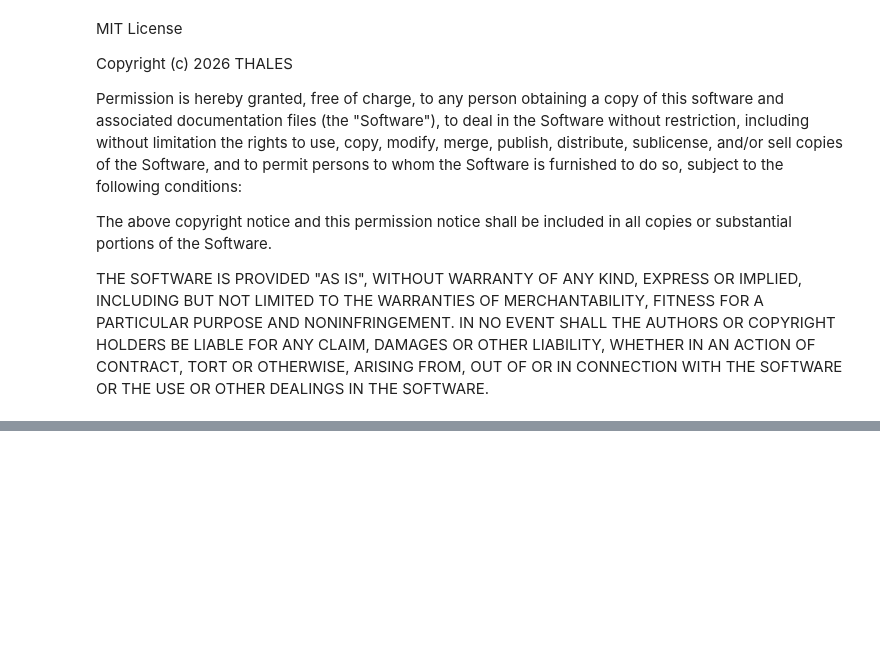
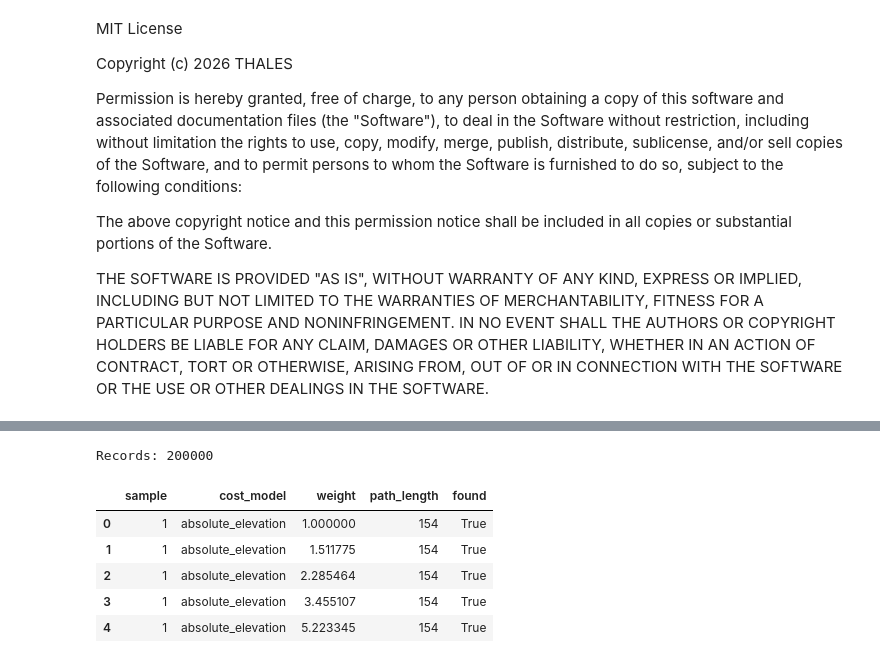
Before and after one commit to ThalesGroup/passage, a Jupyter notebook: notebooks/costmodel.ipynb, the cells around one changed output, grey strips where cells are left out. Saved outputs shown, nothing was run; the diff lists cells and outputs as text; code cells hidden in the pictures; blank space fills up the shorter version.

```diff
--- a/notebooks/costmodel.ipynb
+++ b/notebooks/costmodel.ipynb
@@ -496,0 +246,16 @@ Error:
+# %%
+t0 = time.time()
+ctx = mp.get_context("fork")
+with ctx.Pool(NUM_WORKERS) as pool:
+    results = list(
+        tqdm(
+            pool.imap_unordered(_process_one_sample, range(NUM_SAMPLES)),
+            total=NUM_SAMPLES,
+            desc=f"Generating samples ({NUM_WORKERS} workers)",
+        )
+    )
+
+samples = sorted([r for r in results if r is not None], key=lambda s: s["index"])
+
+elapsed = time.time() - t0
+print(f"\nGenerated {len(samples)}/{NUM_SAMPLES} samples in {elapsed:.1f}s ({NUM_WORKERS} workers)")
@@ -496,0 +270,28 @@ Error:
+# %%
+# Build per-(sample, cost_model, weight) records
+records = []
+for sample in samples:
+    for cm in COST_MODELS_LIST:
+        for w in WEIGHTS:
+            path = sample["paths"][cm][w]
+            records.append(
+                {
+                    "sample": sample["index"],
+                    "cost_model": cm,
+                    "weight": w,
+                    "path_length": len(path),
+                    "found": len(path) > 0,
+                }
+            )
+
+results_df = pd.DataFrame(records)
+print(f"Records: {len(results_df)}")
+results_df.head()
+# %% [output]
+Records: 200000
+|  | sample | cost_model | weight | path_length | found |
+| 0 | 1 | absolute_elevation | 1.000000 | 154 | True |
+| 1 | 1 | absolute_elevation | 1.511775 | 154 | True |
+| 2 | 1 | absolute_elevation | 2.285464 | 154 | True |
+| 3 | 1 | absolute_elevation | 3.455107 | 154 | True |
+| 4 | 1 | absolute_elevation | 5.223345 | 154 | True |
```
Also changed, not shown: parts of 57 cells of this notebook, 23 other files.
